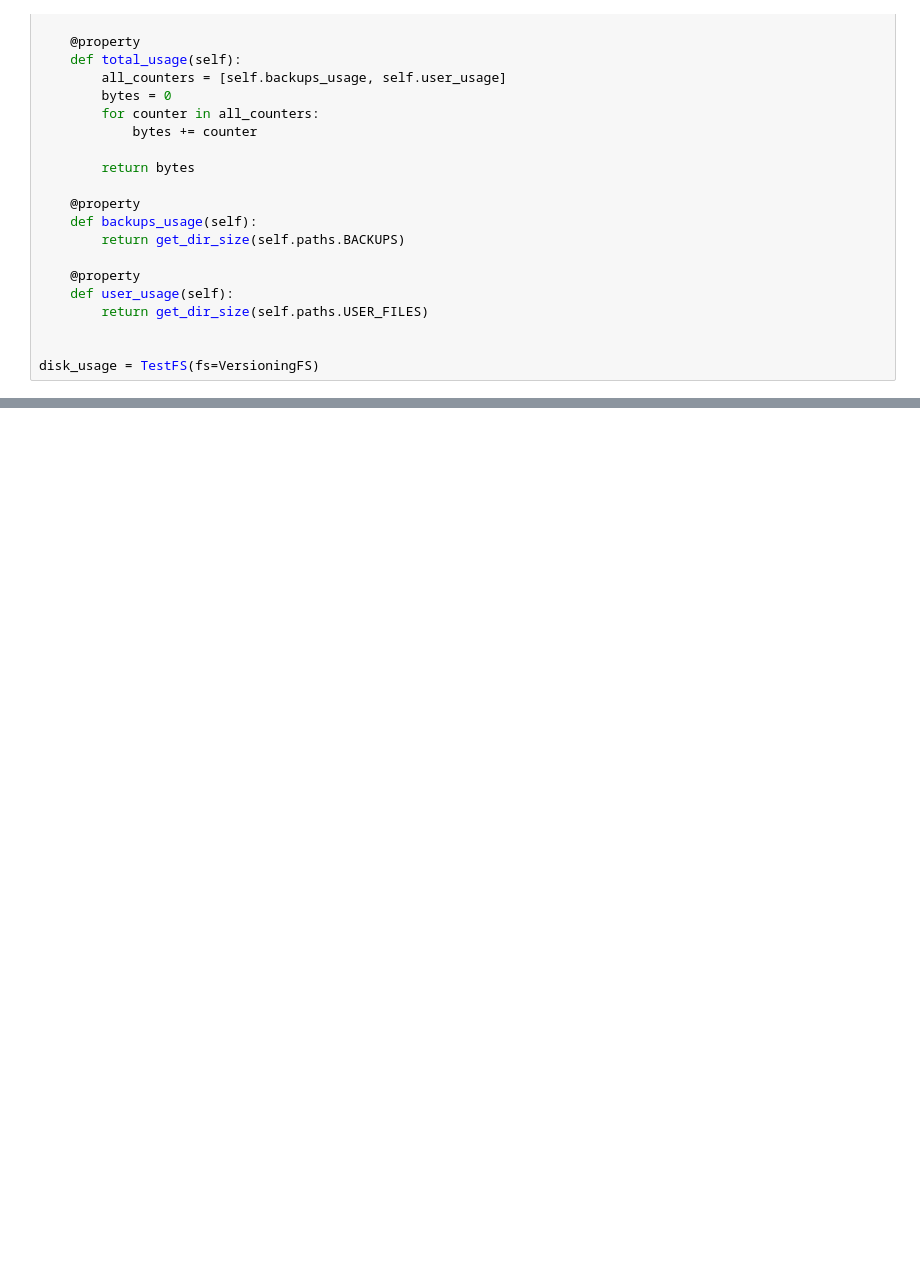
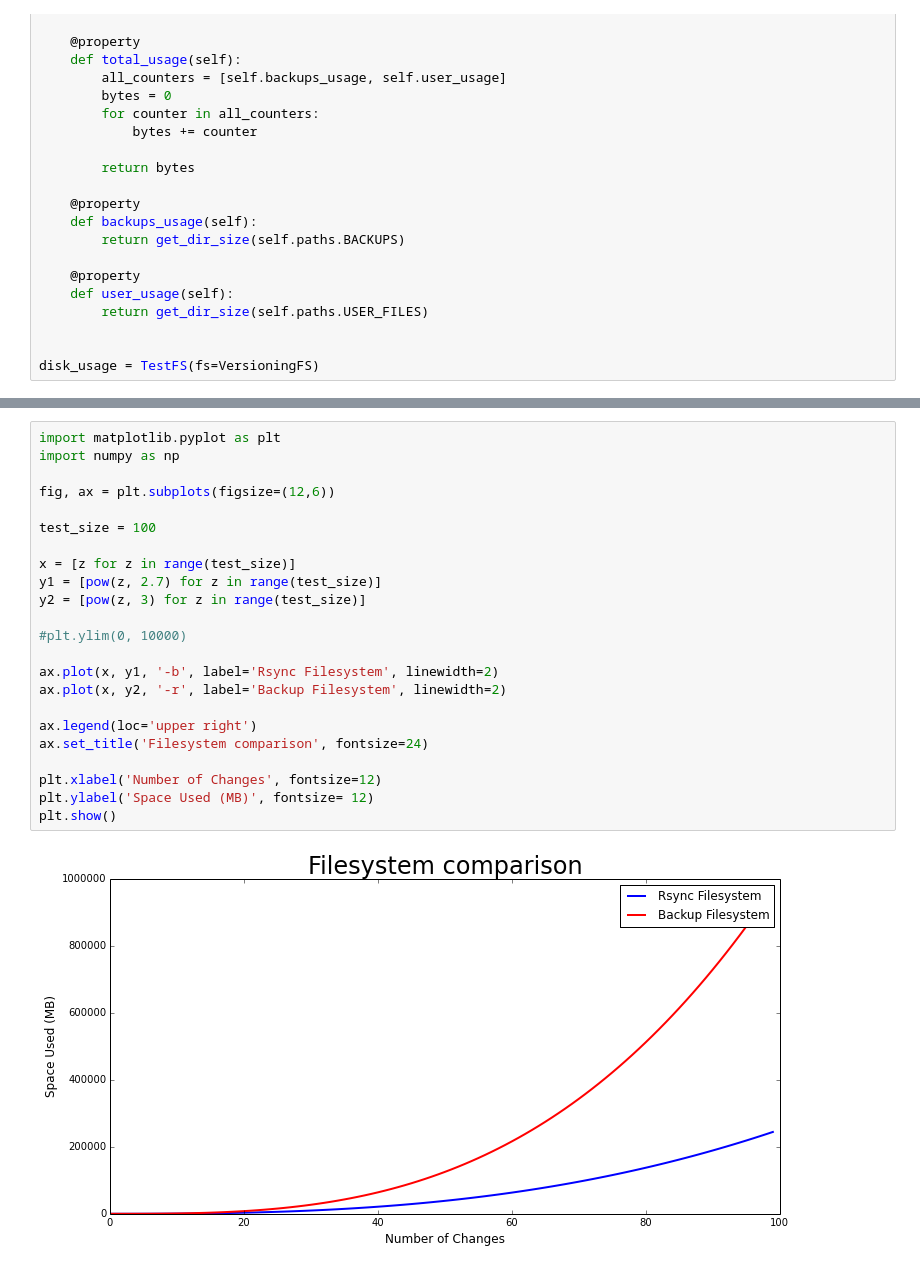
Before and after one commit to smartfile/file-versioning, a Jupyter notebook: filesystem_statistics.ipynb, the cells around one changed output, grey strips where cells are left out. Drawn from its saved outputs; the diff is of its cells as text; blank space fills up the shorter version.

```diff
--- a/filesystem_statistics.ipynb
+++ b/filesystem_statistics.ipynb
@@ -141,0 +213,25 @@ plt.show()
+# %%
+import matplotlib.pyplot as plt
+import numpy as np
+
+fig, ax = plt.subplots(figsize=(12,6))
+
+test_size = 100
+
+x = [z for z in range(test_size)]
+y1 = [pow(z, 2.7) for z in range(test_size)]
+y2 = [pow(z, 3) for z in range(test_size)]
+
+#plt.ylim(0, 10000)
+
+ax.plot(x, y1, '-b', label='Rsync Filesystem', linewidth=2)
+ax.plot(x, y2, '-r', label='Backup Filesystem', linewidth=2)
+
+ax.legend(loc='upper right')
+ax.set_title('Filesystem comparison', fontsize=24)
+
+plt.xlabel('Number of Changes', fontsize=12)
+plt.ylabel('Space Used (MB)', fontsize= 12)
+plt.show()
+# %% [output]
+[figure, added]
```
Also changed, not shown: parts of 3 cells of this notebook, 2 other files.
